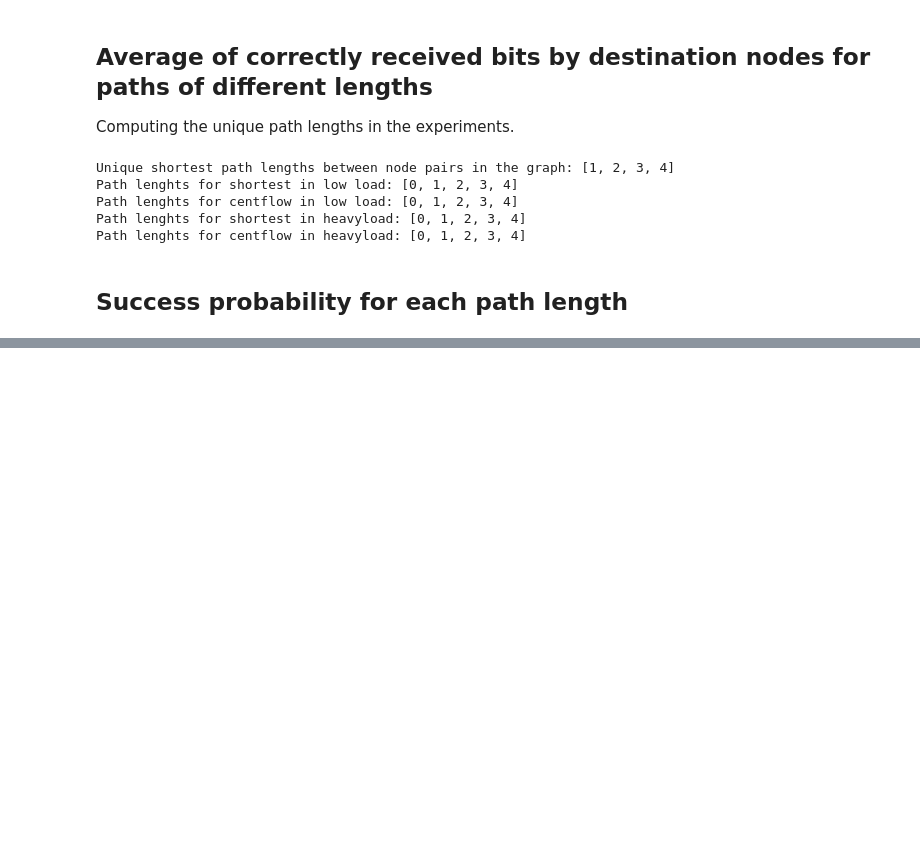
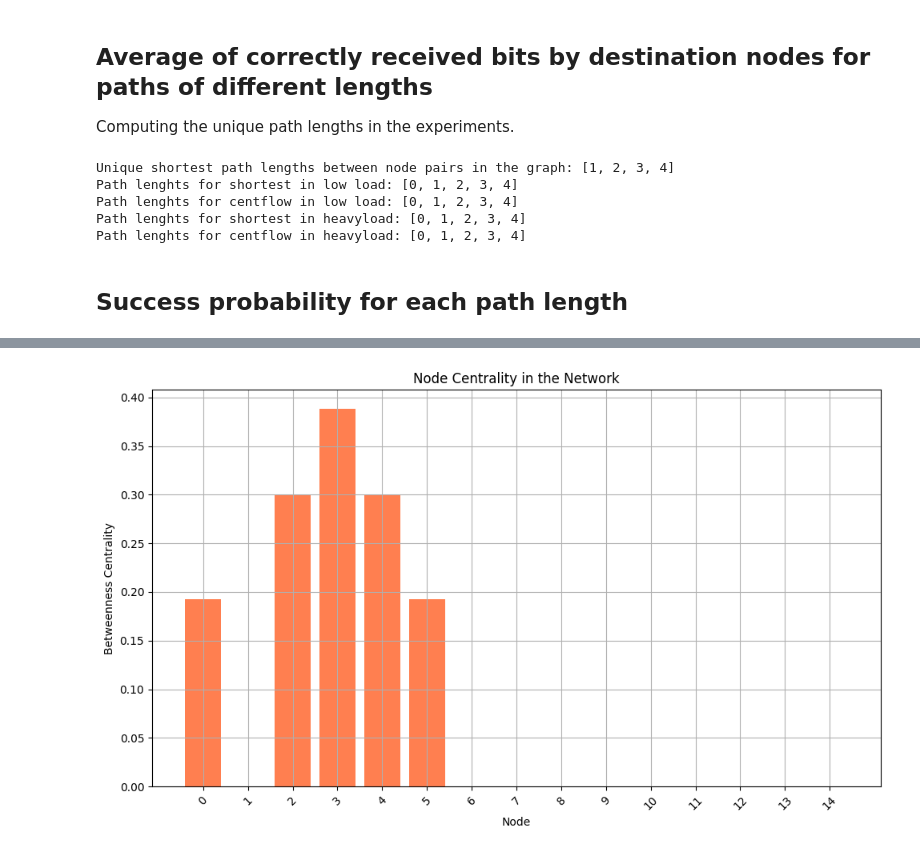
Before and after one commit to forcellatofrancesco/QKD_Simulator, a Jupyter notebook: plots.ipynb, the cells around one changed output, grey strips where cells are left out. Saved outputs shown, nothing was run; the diff lists cells and outputs as text; code cells hidden in the pictures; blank space fills up the shorter version.

```diff
--- a/plots.ipynb
+++ b/plots.ipynb
@@ -388,0 +429,14 @@ plot_success_probability_comparison(short_heavy_success, "Shortest Path",
+# %%
+centrality = nx.betweenness_centrality(G)
+
+plt.figure(figsize=(10, 6))
+plt.bar(list(centrality.keys()), list(centrality.values()), color="coral")
+plt.xlabel("Node")
+plt.ylabel("Betweenness Centrality")
+plt.title("Node Centrality in the Network")
+plt.xticks(ticks=range(len(centrality)), labels=list(centrality.keys()), rotation=45)
+plt.grid(True)
+plt.tight_layout()
+plt.show()
+# %% [output]
+[figure, added]
```
Also changed, not shown: parts of 4 cells of this notebook, 4 other files.
